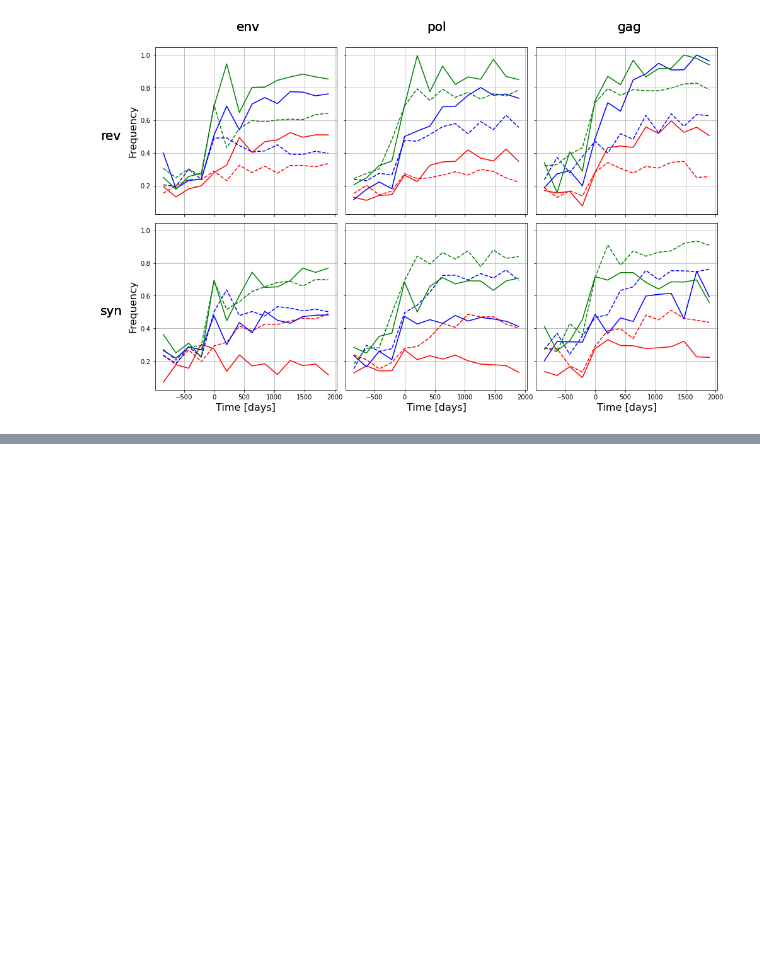
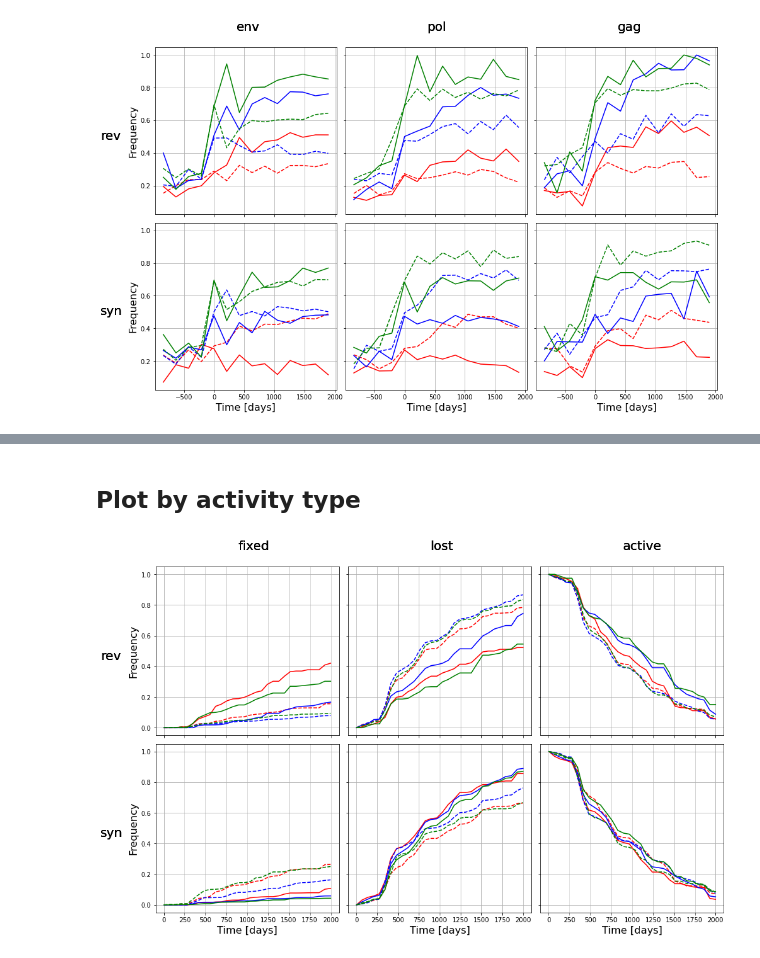
Before and after one commit to neherlab/HIVEVO_recombination, a Jupyter notebook: notebooks/group_meeting_plots.ipynb, the cells around one changed output, grey strips where cells are left out. Drawn from its saved outputs; the diff is of its cells as text; code cells hidden in the pictures; blank space fills up the shorter version.

```diff
--- a/notebooks/group_meeting_plots.ipynb
+++ b/notebooks/group_meeting_plots.ipynb
@@ -134,0 +181,28 @@ plt.savefig("Legend2", format="png")
+# %% [markdown]
+## Plot by activity type
+# %%
+# Red is env, blue is pol, green is gag
+colors = ["r", "b", "g"]
+fontsize=16
+fontsize2 = 20
+
+fig, axs = plt.subplots(ncols=3, nrows=2, figsize=(16,10), sharex=True, sharey=True)
+
+for idx_row, split_type in enumerate([["rev", "non_rev"], ["syn", "non_syn"]]):
+    for idx_col, region in enumerate(regions):
+        for idx_colors, activity in enumerate(["fixed", "lost", "active"]):
+            axs[idx_row, idx_colors].plot(time_bins, activities[region][split_type[0]][activity], f'{colors[idx_col]}-')
+            axs[idx_row, idx_colors].plot(time_bins, activities[region][split_type[1]][activity], f'{colors[idx_col]}--')
+            axs[idx_row, idx_colors].grid()
+            if idx_row == 1:
+                axs[idx_row,idx_colors].set_xlabel("Time [days]", fontsize=fontsize)
+            if idx_colors == 0:
+                axs[idx_row,idx_colors].set_ylabel("Frequency", fontsize=fontsize)
+                axs[idx_row,idx_colors].text(-0.3, 0.45, split_type[0], transform=axs[idx_row,idx_colors].transAxes, fontsize=fontsize2)
+            if idx_row == 0:
+                axs[idx_row,idx_colors].text(0.45, 1.1, activity, transform=axs[idx_row,idx_colors].transAxes, fontsize=fontsize2)
+
+fig.subplots_adjust(wspace=0.05, hspace=0.05)
+plt.savefig("Activity_type", format="png")
+# %% [output]
+[figure, added]
```
Also changed, not shown: parts of 7 cells of this notebook, 1 other file.
